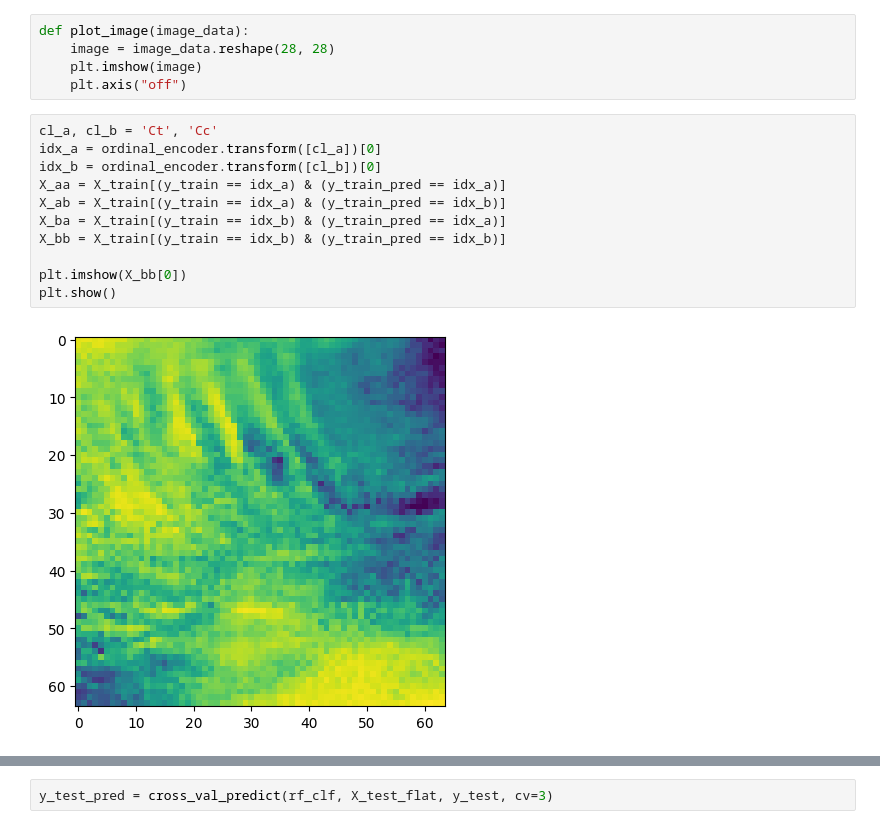
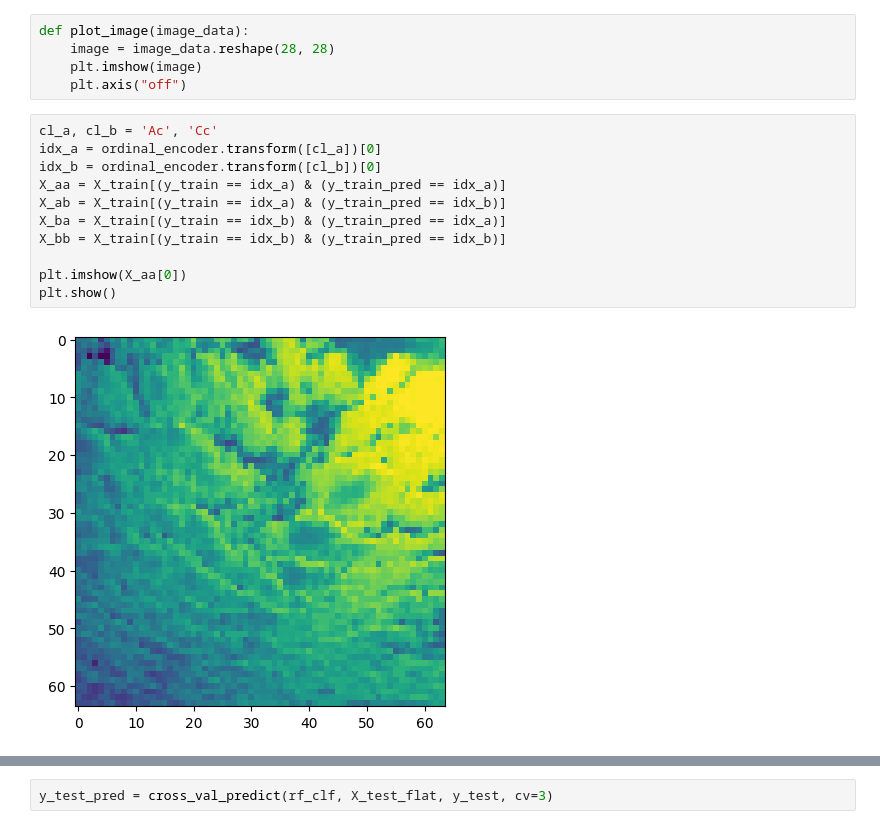
Before and after one commit to LucasNseyep/belle-weder, a Jupyter notebook: notebooks/belle-weder-vision-lab-book/lab-book-2/02_model_fine_tuning.ipynb, the cells around one changed output, grey strips where cells are left out. Drawn from its saved outputs; the diff is of its cells as text.

```diff
--- a/notebooks/belle-weder-vision-lab-book/lab-book-2/02_model_fine_tuning.ipynb
+++ b/notebooks/belle-weder-vision-lab-book/lab-book-2/02_model_fine_tuning.ipynb
@@ -425,18 +438,18 @@ def plot_image(image_data):
     plt.imshow(image)
     plt.axis("off")
 # %%
-cl_a, cl_b = 'Ct', 'Cc'
+cl_a, cl_b = 'Ac', 'Cc'
 idx_a = ordinal_encoder.transform([cl_a])[0]
 idx_b = ordinal_encoder.transform([cl_b])[0]
 X_aa = X_train[(y_train == idx_a) & (y_train_pred == idx_a)]
 X_ab = X_train[(y_train == idx_a) & (y_train_pred == idx_b)]
 X_ba = X_train[(y_train == idx_b) & (y_train_pred == idx_a)]
 X_bb = X_train[(y_train == idx_b) & (y_train_pred == idx_b)]
 
-plt.imshow(X_bb[0])
+plt.imshow(X_aa[0])
 plt.show()
 # %% [output]
-[figure, old version]
+[figure, new version]
 # %%
 size = 5
 pad = 0.2
```
Also changed, not shown: parts of 4 cells of this notebook, 1 other file.
